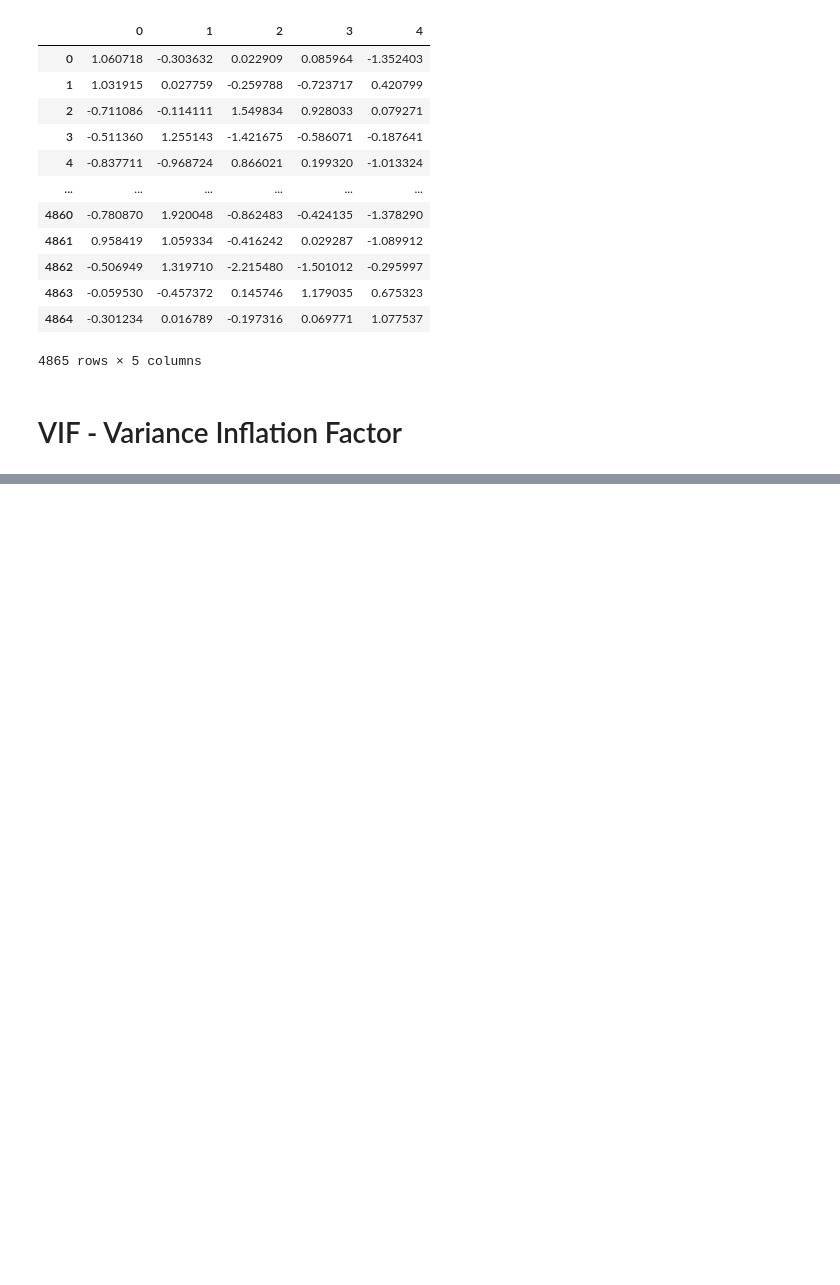
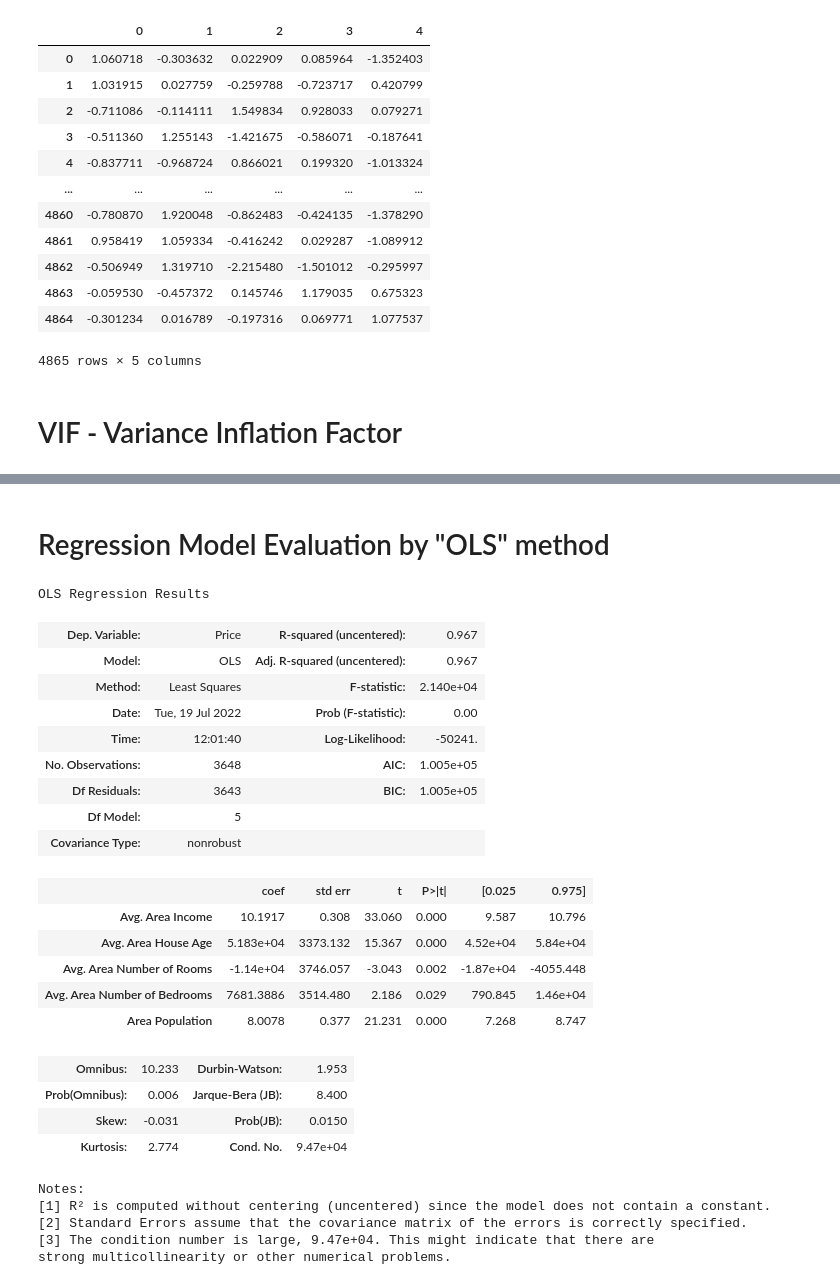
Before and after one commit to Selvam-DG/Data_Science, a Jupyter notebook: Machine_Learning/class/Linear Regression.ipynb, the cells around one changed output, grey strips where cells are left out. Saved outputs shown, nothing was run; the diff lists cells and outputs as text; code cells hidden in the pictures; blank space fills up the shorter version.

```diff
--- a/Machine_Learning/class/Linear Regression.ipynb
+++ b/Machine_Learning/class/Linear Regression.ipynb
@@ -307,0 +428,2 @@ pd.DataFrame(x_scaled)
+# %% [markdown]
+# Regression Model Evaluation by "OLS" method
@@ -307,0 +433,30 @@ pd.DataFrame(x_scaled)
+# %%
+reg_model = smf.OLS(endog = y_train,exog = x_train).fit()
+# %%
+reg_model.summary()
+# %% [output]
+OLS Regression Results
+| Dep. Variable: | Price | R-squared (uncentered): | 0.967 |
+| Model: | OLS | Adj. R-squared (uncentered): | 0.967 |
+| Method: | Least Squares | F-statistic: | 2.140e+04 |
+| Date: | Tue, 19 Jul 2022 | Prob (F-statistic): | 0.00 |
+| Time: | 12:01:40 | Log-Likelihood: | -50241. |
+| No. Observations: | 3648 | AIC: | 1.005e+05 |
+| Df Residuals: | 3643 | BIC: | 1.005e+05 |
+| Df Model: | 5 |  |  |
+| Covariance Type: | nonrobust |  |  |
+|  | coef | std err | t | P>|t| | [0.025 | 0.975] |
+| Avg. Area Income | 10.1917 | 0.308 | 33.060 | 0.000 | 9.587 | 10.796 |
+| Avg. Area House Age | 5.183e+04 | 3373.132 | 15.367 | 0.000 | 4.52e+04 | 5.84e+04 |
+| Avg. Area Number of Rooms | -1.14e+04 | 3746.057 | -3.043 | 0.002 | -1.87e+04 | -4055.448 |
+| Avg. Area Number of Bedrooms | 7681.3886 | 3514.480 | 2.186 | 0.029 | 790.845 | 1.46e+04 |
+| Area Population | 8.0078 | 0.377 | 21.231 | 0.000 | 7.268 | 8.747 |
+| Omnibus: | 10.233 | Durbin-Watson: | 1.953 |
+| Prob(Omnibus): | 0.006 | Jarque-Bera (JB): | 8.400 |
+| Skew: | -0.031 | Prob(JB): | 0.0150 |
+| Kurtosis: | 2.774 | Cond. No. | 9.47e+04 |
+Notes:
+[1] R² is computed without centering (uncentered) since the model does not contain a constant.
+[2] Standard Errors assume that the covariance matrix of the errors is correctly specified.
+[3] The condition number is large, 9.47e+04. This might indicate that there are
+strong multicollinearity or other numerical problems.
```
Also changed, not shown: parts of 20 cells of this notebook.
